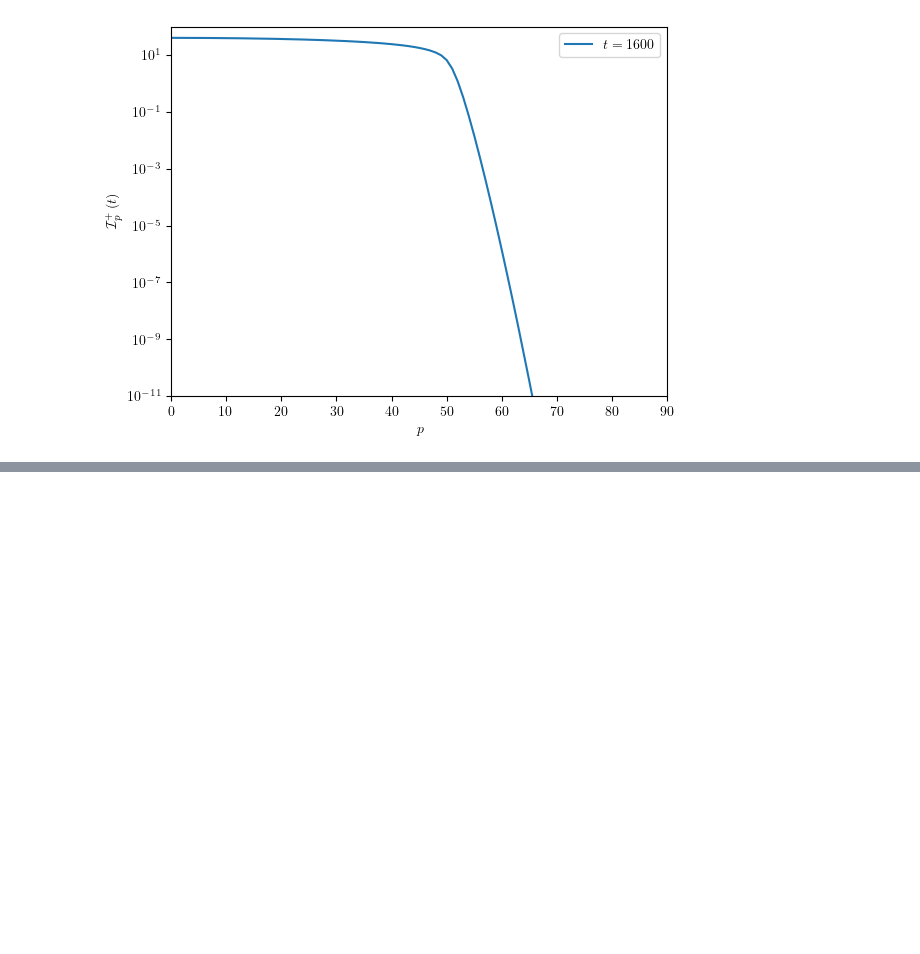
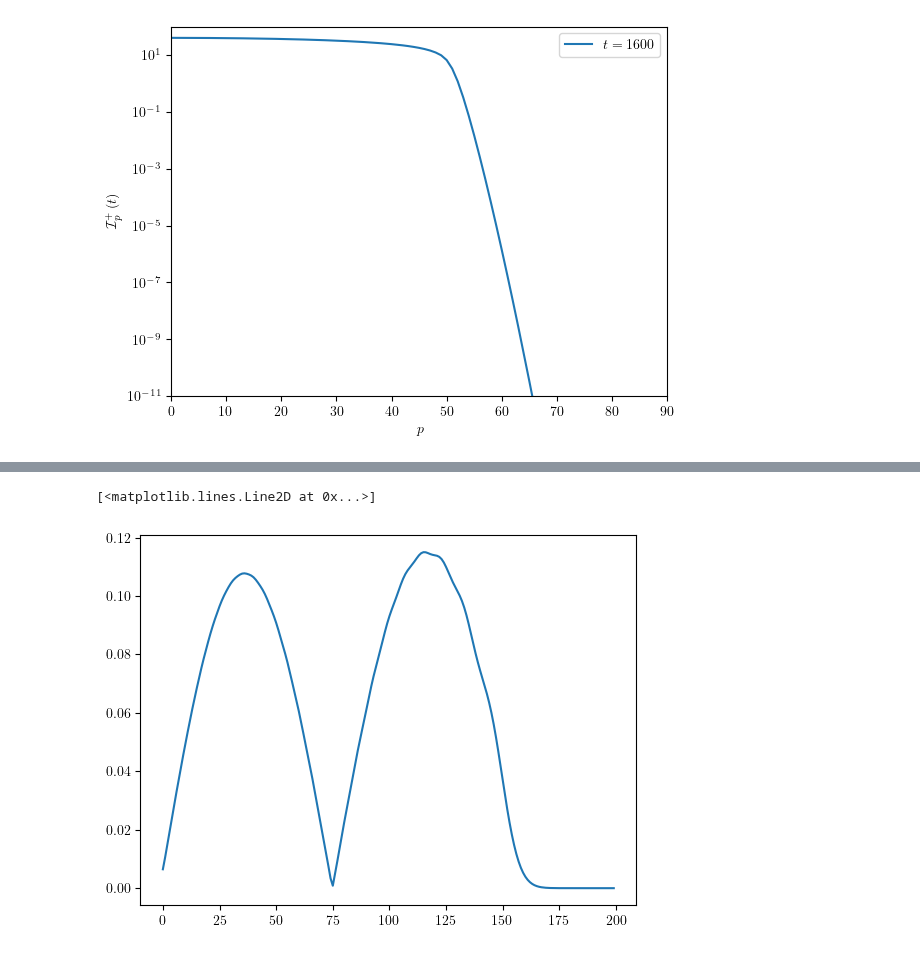
Before and after one commit to evgenii-poliakoff/lightcones, a Jupyter notebook: tutorials/light_cone_interior_normal_modes.ipynb, the cells around one changed output, grey strips where cells are left out. Saved outputs shown, nothing was run; the diff lists cells and outputs as text; code cells hidden in the pictures; blank space fills up the shorter version.

```diff
--- a/tutorials/light_cone_interior_normal_modes.ipynb
+++ b/tutorials/light_cone_interior_normal_modes.ipynb
@@ -100,0 +108,5 @@ The PostScript backend does not support transparency; partially transparent arti
+# %%
+plt.plot(x, np.abs(U_rel[:, 1]))
+# %% [output]
+[<matplotlib.lines.Line2D at 0x...>]
+[figure, added]
```
Also changed, not shown: parts of 5 cells of this notebook.
